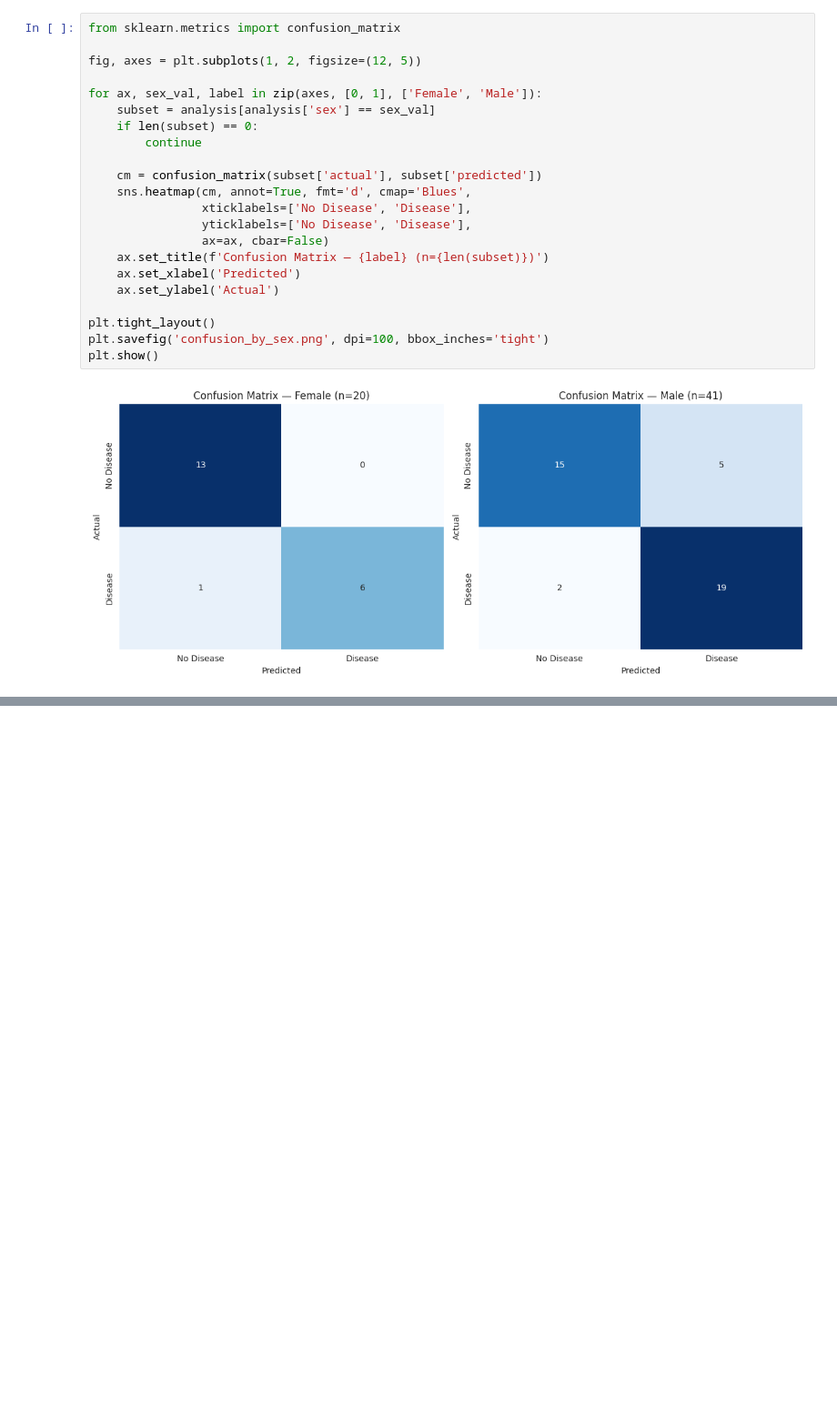
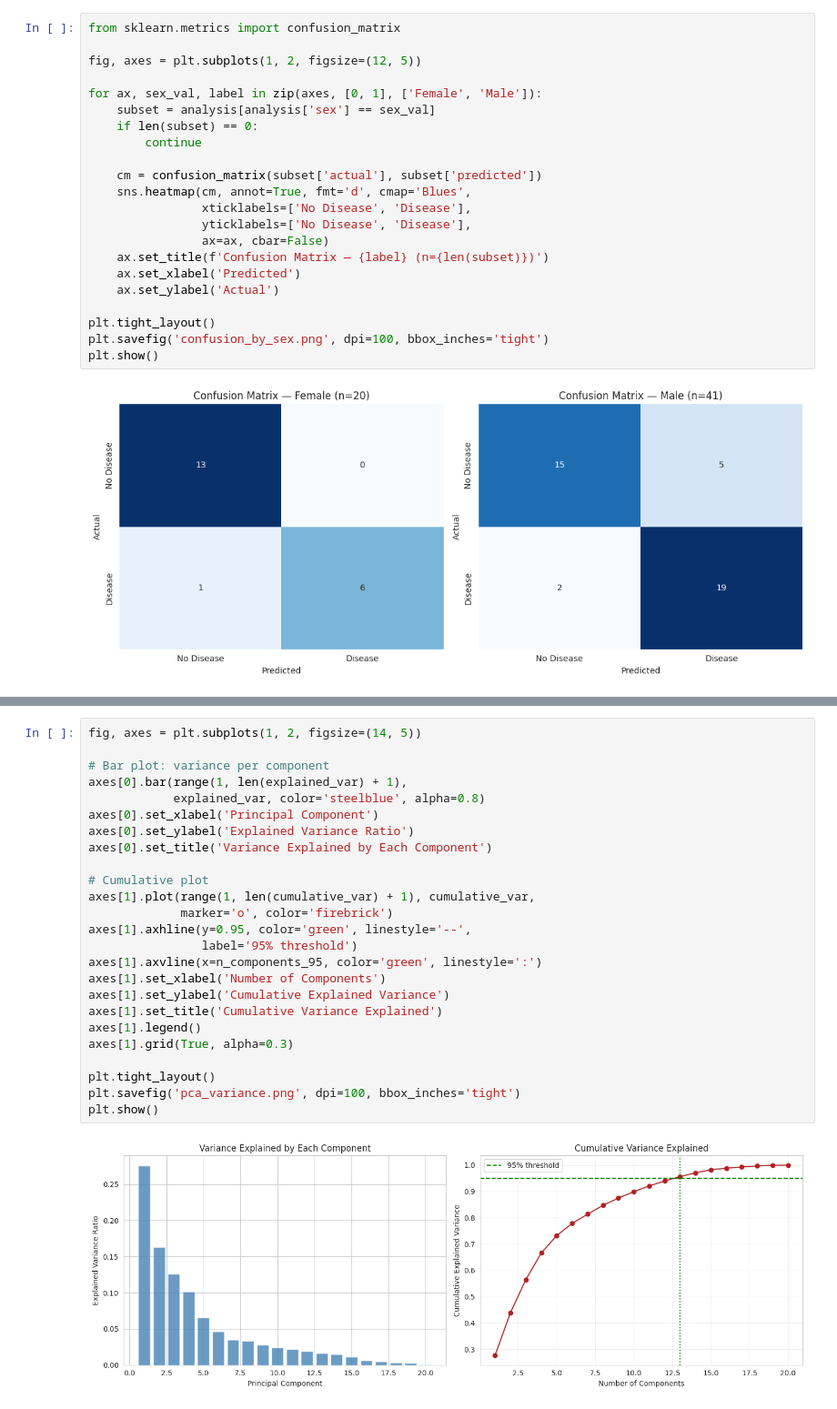
Before and after one commit to mugishaalex24682-cloud/bcs3101-capstone, a Jupyter notebook: notebooks/capstone.ipynb, the cells around one changed output, grey strips where cells are left out. Shown at 91% size. Saved outputs shown, nothing was run; the diff lists cells and outputs as text; blank space fills up the shorter version.

```diff
--- a/notebooks/capstone.ipynb
+++ b/notebooks/capstone.ipynb
@@ -930,0 +976,27 @@ plt.show()
+# %%
+fig, axes = plt.subplots(1, 2, figsize=(14, 5))
+
+# Bar plot: variance per component
+axes[0].bar(range(1, len(explained_var) + 1),
+            explained_var, color='steelblue', alpha=0.8)
+axes[0].set_xlabel('Principal Component')
+axes[0].set_ylabel('Explained Variance Ratio')
+axes[0].set_title('Variance Explained by Each Component')
+
+# Cumulative plot
+axes[1].plot(range(1, len(cumulative_var) + 1), cumulative_var,
+             marker='o', color='firebrick')
+axes[1].axhline(y=0.95, color='green', linestyle='--',
+                label='95% threshold')
+axes[1].axvline(x=n_components_95, color='green', linestyle=':')
+axes[1].set_xlabel('Number of Components')
+axes[1].set_ylabel('Cumulative Explained Variance')
+axes[1].set_title('Cumulative Variance Explained')
+axes[1].legend()
+axes[1].grid(True, alpha=0.3)
+
+plt.tight_layout()
+plt.savefig('pca_variance.png', dpi=100, bbox_inches='tight')
+plt.show()
+# %% [output]
+[figure, added]
```
Also changed, not shown: parts of 4 cells of this notebook.
